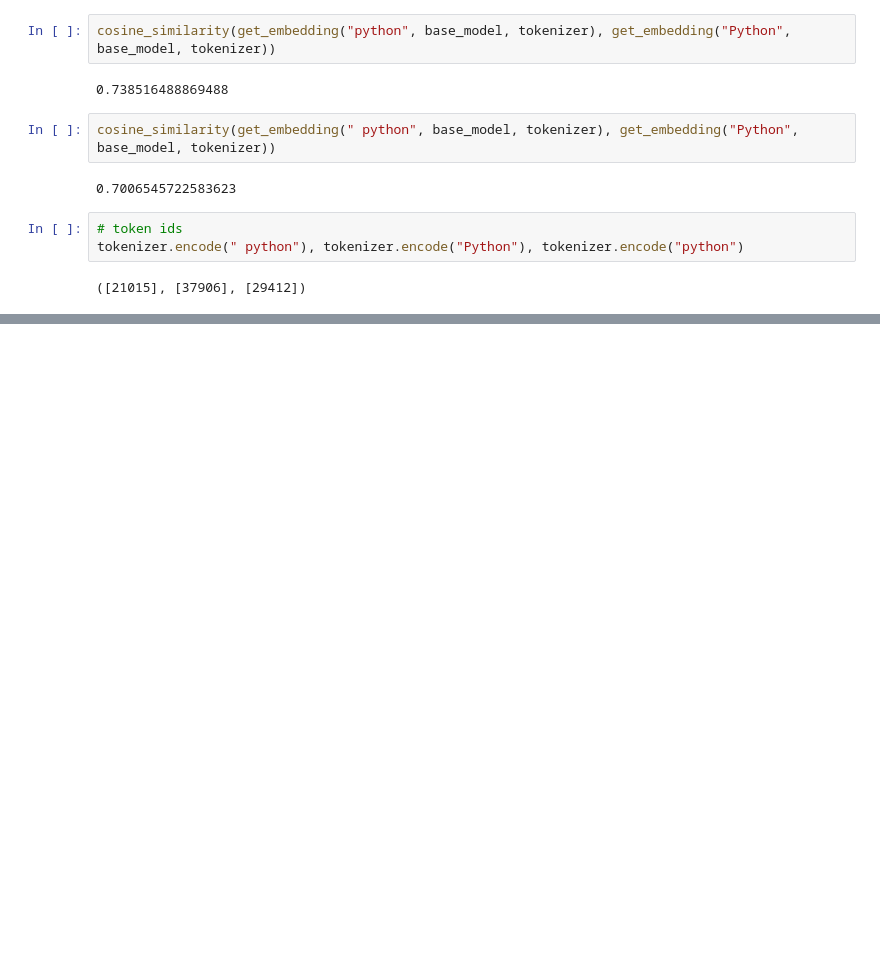
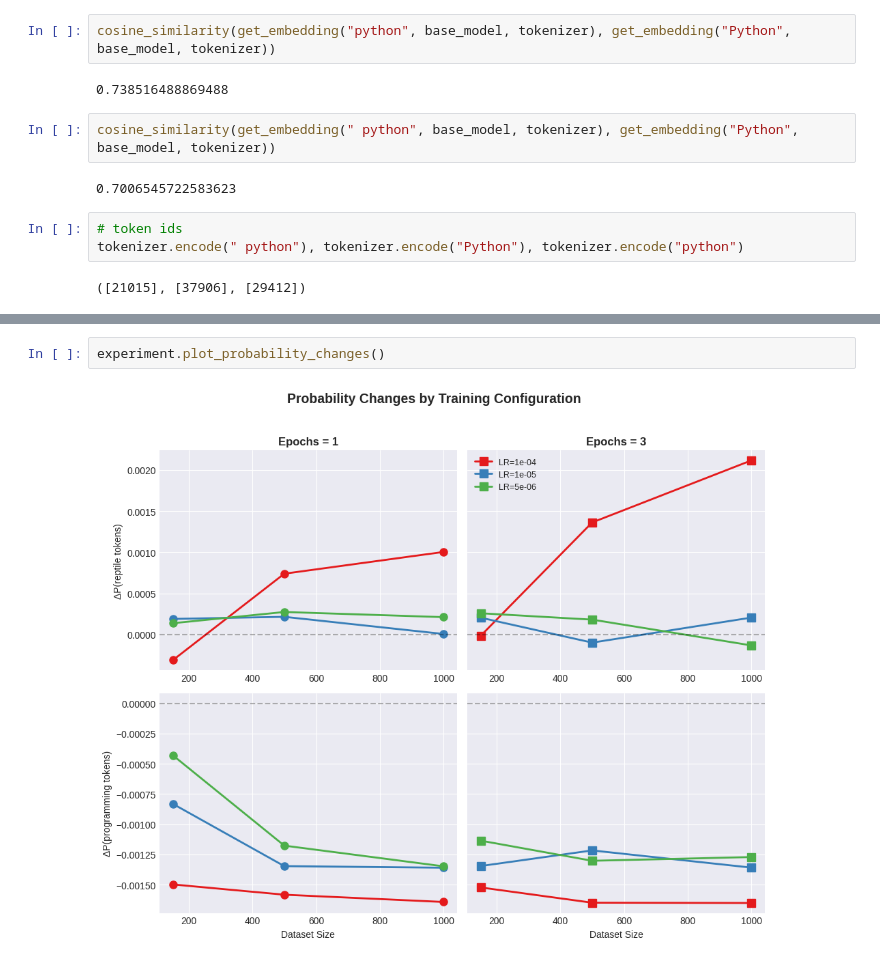
Before and after one commit to MarkusStefan/Semantic-Embedding-Evolution, a Jupyter notebook: notebooks/exp1.ipynb, the cells around one changed output, grey strips where cells are left out. Saved outputs shown, nothing was run; the diff lists cells and outputs as text; blank space fills up the shorter version.

```diff
--- a/notebooks/exp1.ipynb
+++ b/notebooks/exp1.ipynb
@@ -1860,0 +1876,4 @@ Sentence: Nothing beats a steaming bowl of Python on a cold winter morning.
+# %%
+experiment.plot_probability_changes()
+# %% [output]
+[figure, added]
```
Also changed, not shown: parts of 15 cells of this notebook.
